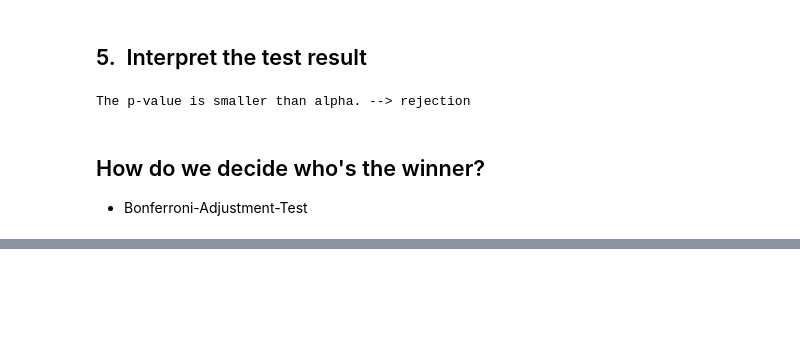
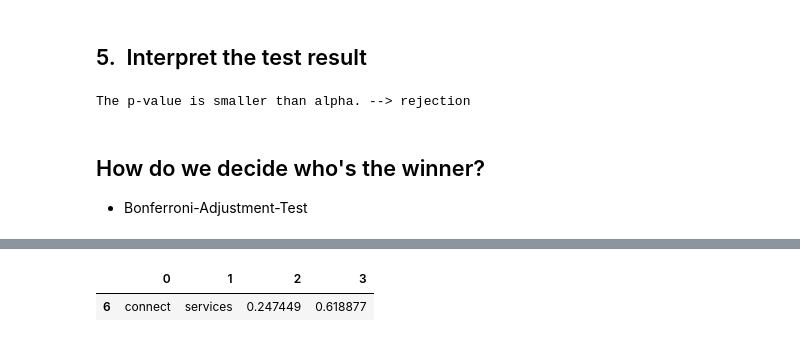
Before and after one commit to lippsmar/Data-Science-Bootcamp, a Jupyter notebook: 4_AB_Testing/Notebooks/4.1.7_montana_case_structure.ipynb, the cells around one changed output, grey strips where cells are left out. Drawn from its saved outputs; the diff is of its cells as text; code cells hidden in the pictures; blank space fills up the shorter version.

```diff
--- a/4_AB_Testing/Notebooks/4.1.7_montana_case_structure.ipynb
+++ b/4_AB_Testing/Notebooks/4.1.7_montana_case_structure.ipynb
@@ -157,0 +155,27 @@ Index(['interact'], dtype='object')
+# %%
+from scipy.stats import chi2_contingency
+
+# empty list for results
+chi2_results = []
+
+# loop all combinations
+for i in range(len(table_obs.columns)):
+    for j in range(i+1, len(table_obs.columns)):
+
+        category1 = table_obs.columns[i]
+        category2 = table_obs.columns[j]
+
+        contingency_table = table_obs[[category1, category2]]
+
+        # chi2-test
+        chisq, pvalue, df, expected = chi2_contingency(contingency_table)
+
+        # save results
+        chi2_results.append((category1, category2, chisq, pvalue))
+
+# show results
+for result in chi2_results:
+    print(f"Chi-Square test for combination {result[0]} and {result[1]}:")
+    print(f"Chi-Square: {result[2]}")
+    print(f"P-Value: {result[3]}")
+    print()
@@ -157,0 +200,6 @@ Index(['interact'], dtype='object')
+# %%
+chi2_results = pd.DataFrame(chi2_results)
+chi2_results.nlargest(n=1, columns=3)
+# %% [output]
+|  | 0 | 1 | 2 | 3 |
+| 6 | connect | services | 0.247449 | 0.618877 |
```
Also changed, not shown: parts of 7 cells of this notebook, 1 other file.
